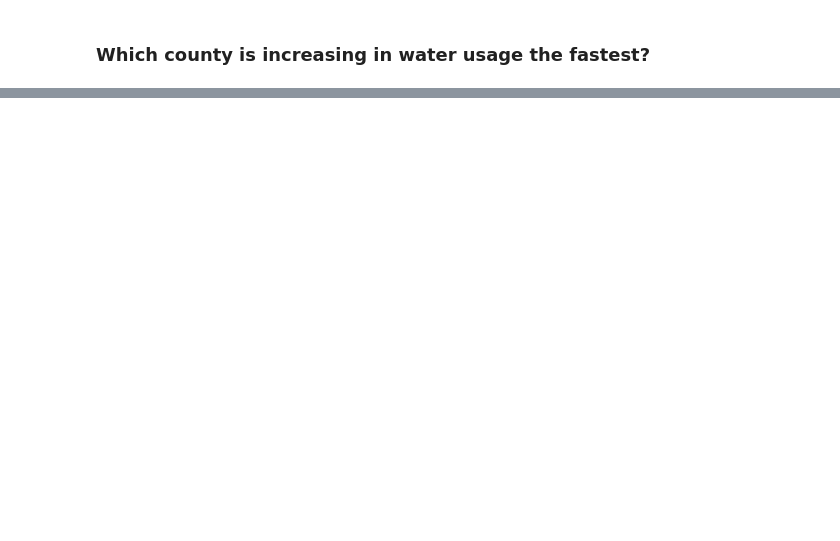
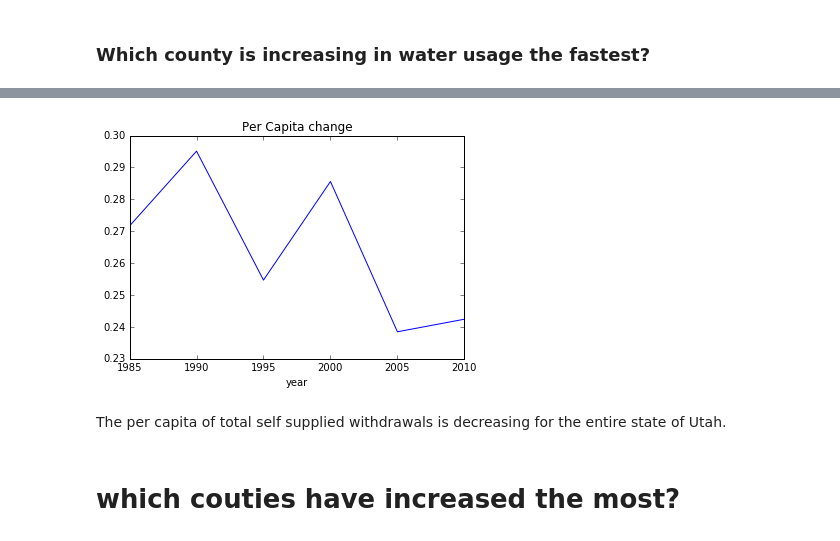
Before and after one commit to FrontAnalyticsInc/data_analytics_course, a Jupyter notebook: Projects/01-clouseau/water_use_data_prasing.ipynb, the cells around one changed output, grey strips where cells are left out. Cells and saved outputs as stored; diff of their text form; code cells hidden in the pictures; blank space fills up the shorter version.

```diff
--- a/Projects/01-clouseau/water_use_data_prasing.ipynb
+++ b/Projects/01-clouseau/water_use_data_prasing.ipynb
@@ -137,0 +273,8 @@ df[list(df.columns[:5]) + ['Commercial deliveries from public supply, in Mgal/d'
+# %%
+plot1 = tmp.iloc()[:,2].plot(title='Per Capita change' , legend=False)
+# %% [output]
+[figure, added]
+# %% [markdown]
+The per capita of total self supplied withdrawals is decreasing for the entire state of Utah.
+# %% [markdown]
+# which couties have increased the most?
```
Also changed, not shown: parts of 37 cells of this notebook.
